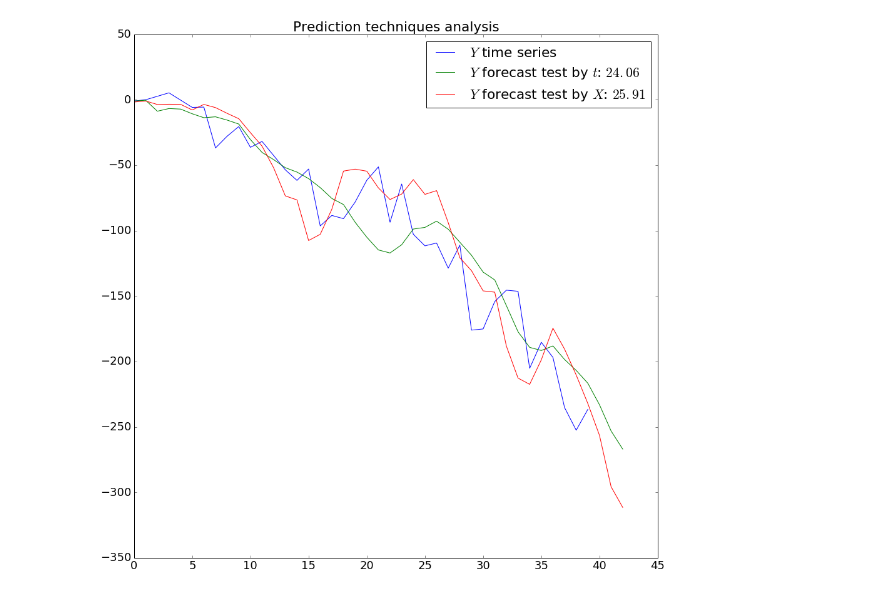
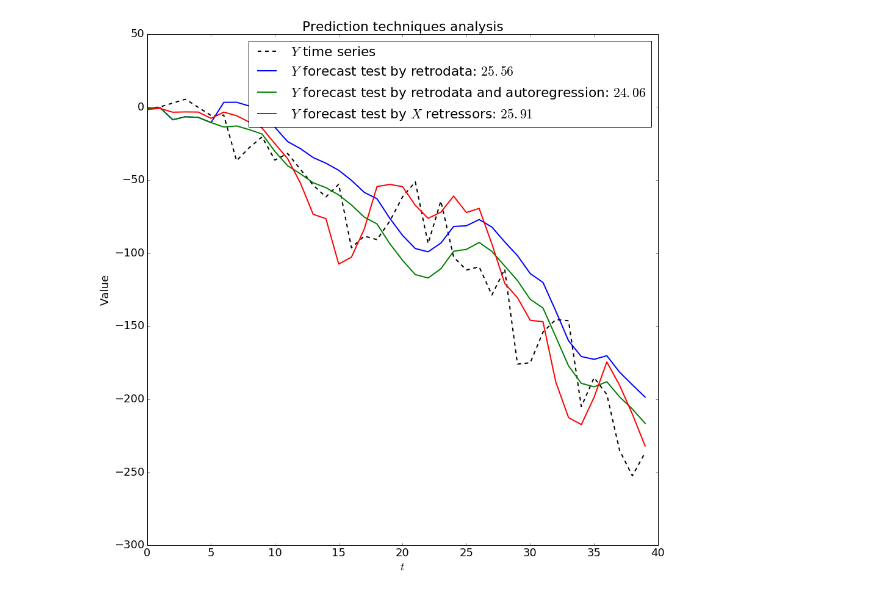
Before and after one commit to definability/statistical-analysis, a Jupyter notebook: course/Notebook/Coursework3.ipynb, the cells around one changed output. Cells and saved outputs as stored; diff of their text form; code cells hidden in the pictures.

Commit message:
Fixed the final notebook of the coursework
Comparing forecast quality on one plot

Showing filtering and forecasts on another

```diff
--- a/course/Notebook/Coursework3.ipynb
+++ b/course/Notebook/Coursework3.ipynb
@@ -34,23 +35,28 @@ coefficients = array([-3.32977205, 1.75338916, 15.59086665, 22.66879142])
 # %%
 x_ = [ones(XS[0].forecast_test.size),
       XS[1].forecast_test * XS[5].forecast_test,
       XS[2].forecast_test * XS[4].forecast_test,
       XS[4].forecast_test * XS[5].forecast_test,
       # XS[3].forecast_test * XS[3].forecast_test
      ]
 # y_estimate = coefficients.dot(regressors)
 y_estimate = coefficients.dot(x_)
 
+r_error = (y_without_anomalies - Y.trend_forecast_test[:-3]).std()
 t_error = (y_without_anomalies - Y.forecast_test[:-3]).std()
 x_error = (y_without_anomalies - y_estimate[:-3]).std()
 
 plt.title('Prediction techniques analysis')
 
-plt.plot(y_without_anomalies, label='$Y$ time series')
-plt.plot(Y.forecast_test, label='$Y$ forecast test by $t$: $%2.2f$'%t_error)
-plt.plot(y_estimate, label='$Y$ forecast test by $X$: $%2.2f$'%x_error)
+plt.plot(y_without_anomalies, 'k', label='$Y$ time series', linestyle='--')
+plt.plot(Y.trend_forecast_test[:-3], 'b', label='$Y$ forecast test by retrodata: $%2.2f$'%r_error)
+plt.plot(Y.forecast_test[:-3], 'g', label='$Y$ forecast test by retrodata and autoregression: $%2.2f$'%t_error)
+plt.plot(y_estimate[:-3], 'r', label='$Y$ forecast test by $X$ retressors: $%2.2f$'%x_error)
+
+plt.xlabel('$t$')
+plt.ylabel('Value')
 
 plt.legend()
 plt.show()
 # %% [output]
-[figure, old version]
+[figure, new version]
```
Also changed, not shown: parts of 2 cells of this notebook.
